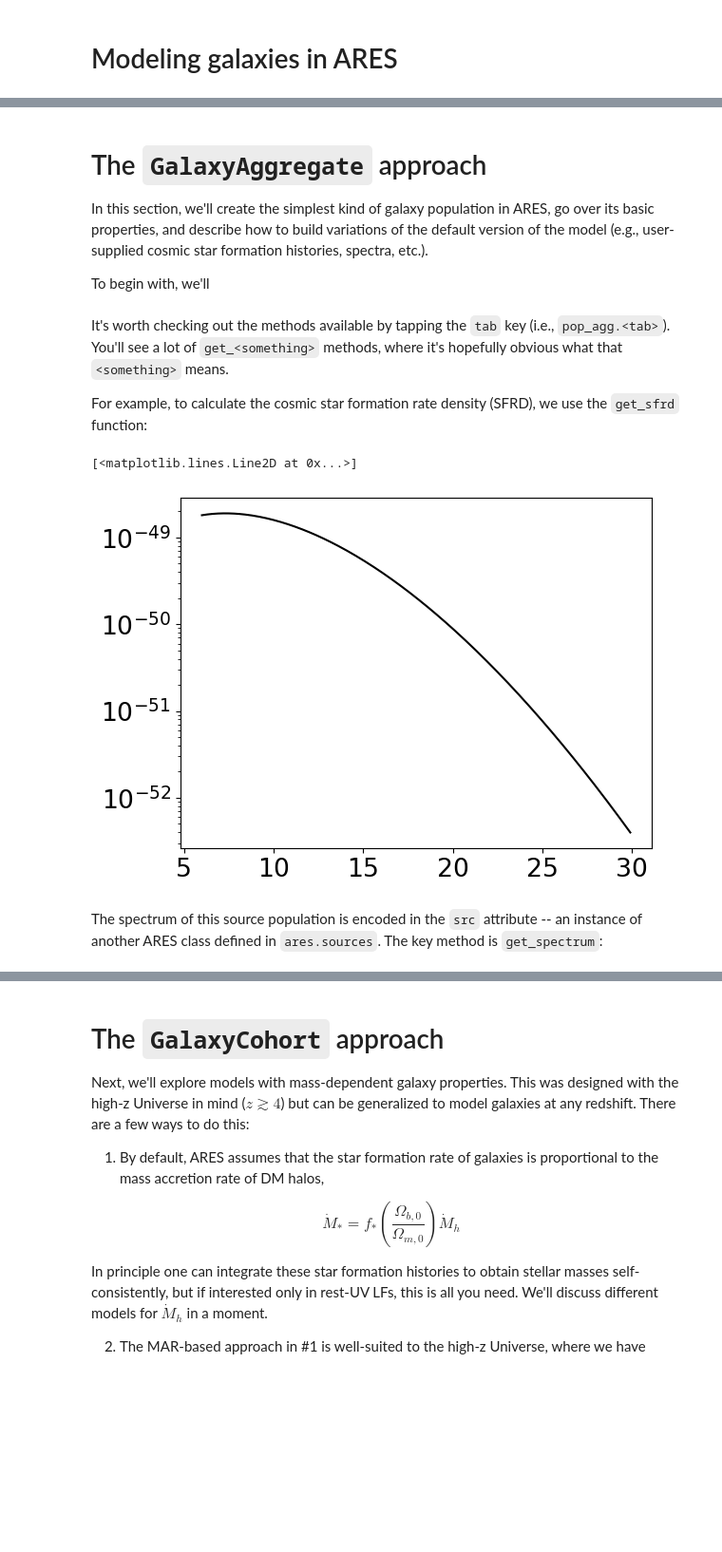
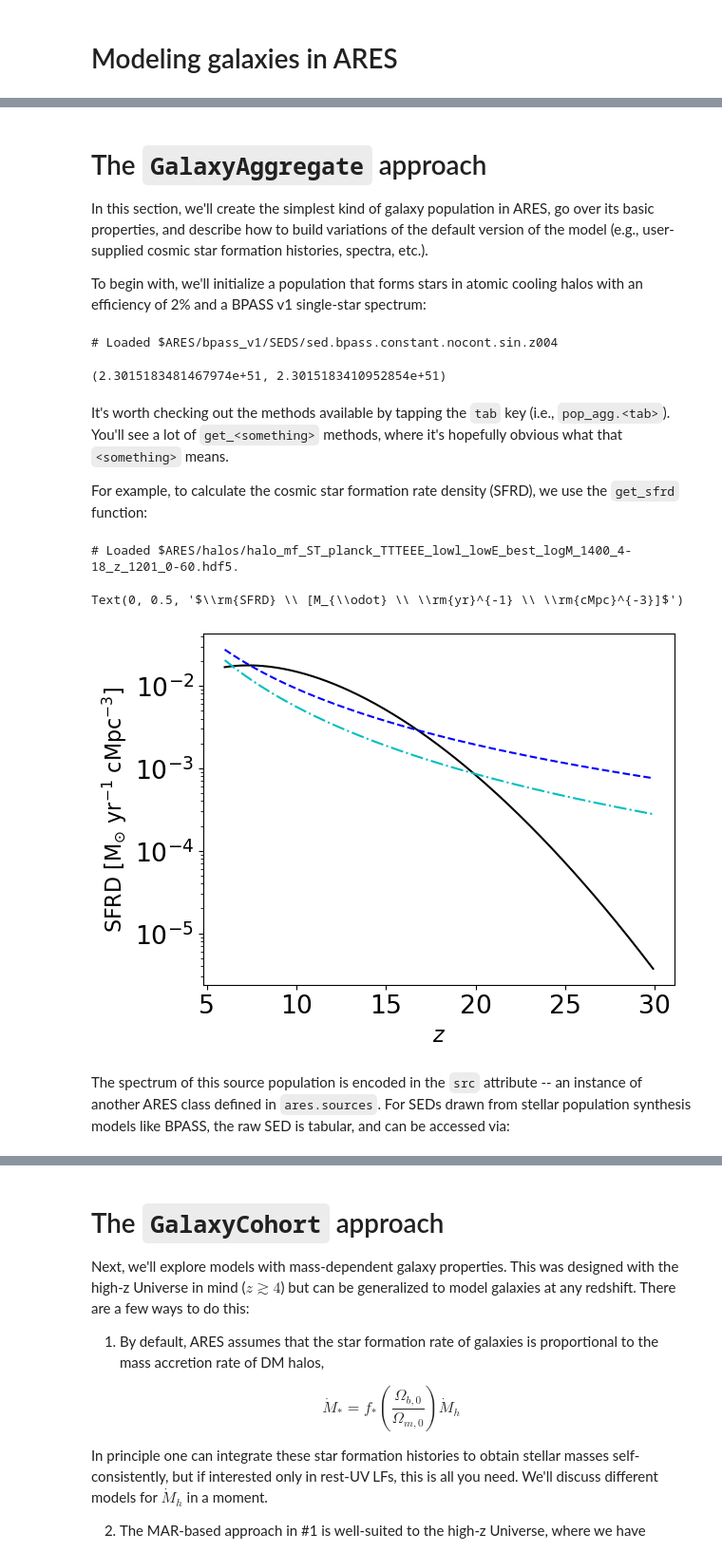
Before and after one commit to mirochaj/ares, a Jupyter notebook: docs/examples/example_galaxies_demo.ipynb, the cells around one changed output, grey strips where cells are left out. Shown at 95% size. Cells and saved outputs as stored; diff of their text form; code cells hidden in the pictures; blank space fills up the shorter version.

```diff
--- a/docs/examples/example_galaxies_demo.ipynb
+++ b/docs/examples/example_galaxies_demo.ipynb
@@ -27,7 +27,7 @@ To begin, we'll start simple with modeling approach #1, and build more sophistic
 
 In this section, we'll create the simplest kind of galaxy population in ARES, go over its basic properties, and describe how to build variations of the default version of the model (e.g., user-supplied cosmic star formation histories, spectra, etc.).
 
-To begin with, we'll
+To begin with, we'll initialize a population that forms stars in atomic cooling halos with an efficiency of 2% and a BPASS v1 single-star spectrum:
 # %%
 pars_agg = \
 {
@@ -60,13 +46,29 @@ pars_agg_x = \
+# %%
+pop_agg.tab_radiative_yield, pop_agg.src.get_rad_yield(0, 100)
+# %% [output]
+# Loaded $ARES/bpass_v1/SEDS/sed.bpass.constant.nocont.sin.z004
+(2.3015183481467974e+51, 2.3015183410952854e+51)
 # %% [markdown]
 It's worth checking out the methods available by tapping the `tab` key (i.e., `pop_agg.<tab>`). You'll see a lot of `get_<something>` methods, where it's hopefully obvious what that `<something>` means.
 
 For example, to calculate the cosmic star formation rate density (SFRD), we use the `get_sfrd` function:
-# %%
-z = np.arange(6, 30, 0.1)
-sfrd = pop_agg.get_sfrd(z)
-plt.semilogy(z, sfrd, 'k-')
-# %% [output]
-[<matplotlib.lines.Line2D at 0x...>]
-[figure, removed]
+# %%
+z = np.arange(6, 30, 0.1)
+sfrd = pop_agg.get_sfrd(z)
+plt.semilogy(z, sfrd, 'k-')
+
+# Compare to Robertson+ 2015, Madau & Dickenson 2014
+r15 = ares.data.read('robertson2015')
+plt.semilogy(z, r15.get_sfrd(z), 'b--')
+m14 = ares.data.read('madau2014')
+plt.semilogy(z, m14.get_sfrd(z), 'c-.')
+
+# Make some labels (why not)
+plt.xlabel(r'$z$')
+plt.ylabel(r'$\rm{SFRD} \ [M_{\odot} \ \rm{yr}^{-1} \ \rm{cMpc}^{-3}]$')
+# %% [output]
+# Loaded $ARES/halos/halo_mf_ST_planck_TTTEEE_lowl_lowE_best_logM_1400_4-18_z_1201_0-60.hdf5.
+Text(0, 0.5, '$\\rm{SFRD} \\ [M_{\\odot} \\ \\rm{yr}^{-1} \\ \\rm{cMpc}^{-3}]$')
+[figure, added]
 # %% [markdown]
-The spectrum of this source population is encoded in the `src` attribute -- an instance of another ARES class defined in `ares.sources`. The key method is `get_spectrum`:
+The spectrum of this source population is encoded in the `src` attribute -- an instance of another ARES class defined in `ares.sources`. For SEDs drawn from stellar population synthesis models like BPASS, the raw SED is tabular, and can be accessed via:
```
Also changed, not shown: parts of 32 cells of this notebook, 17 other files.
